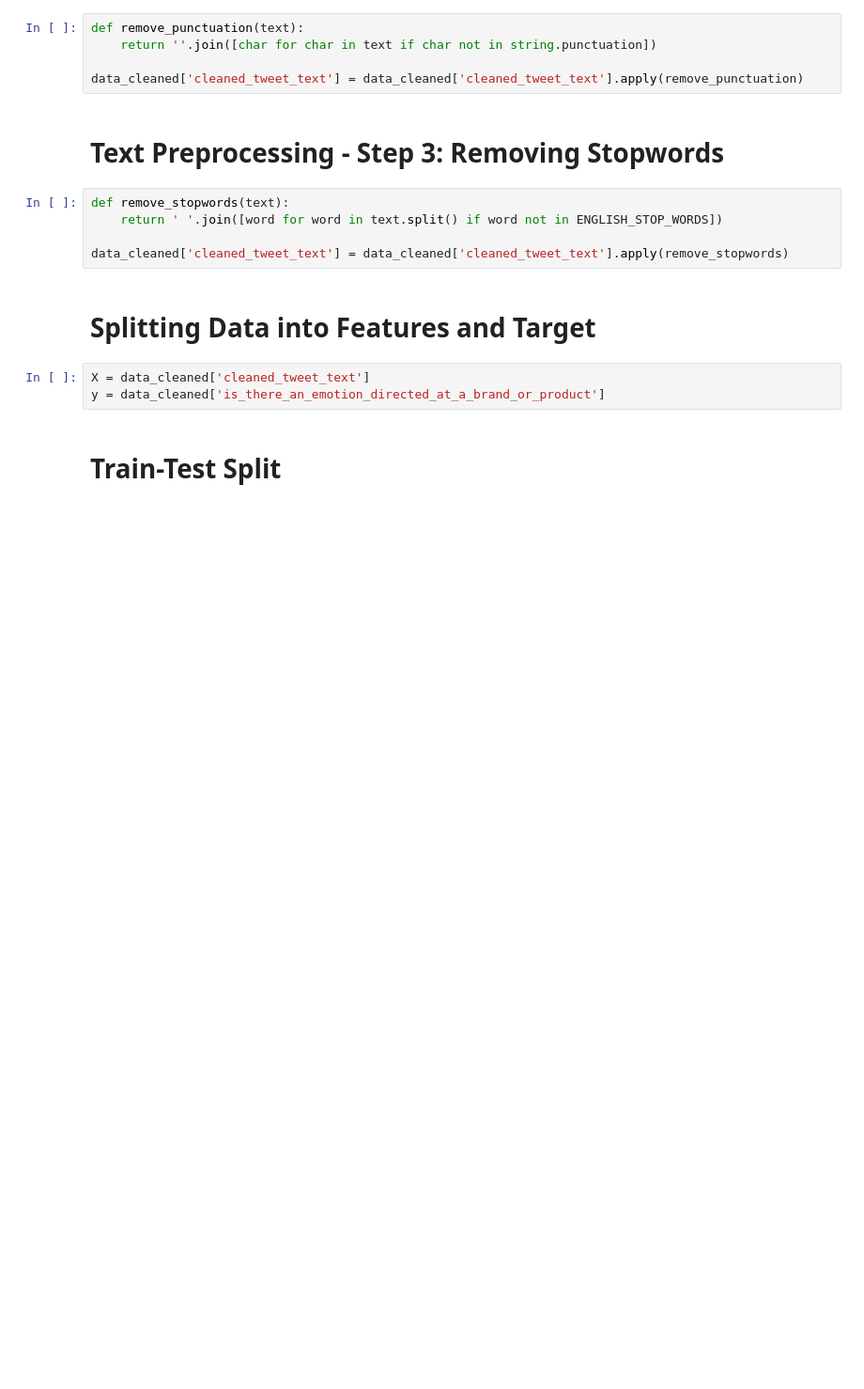
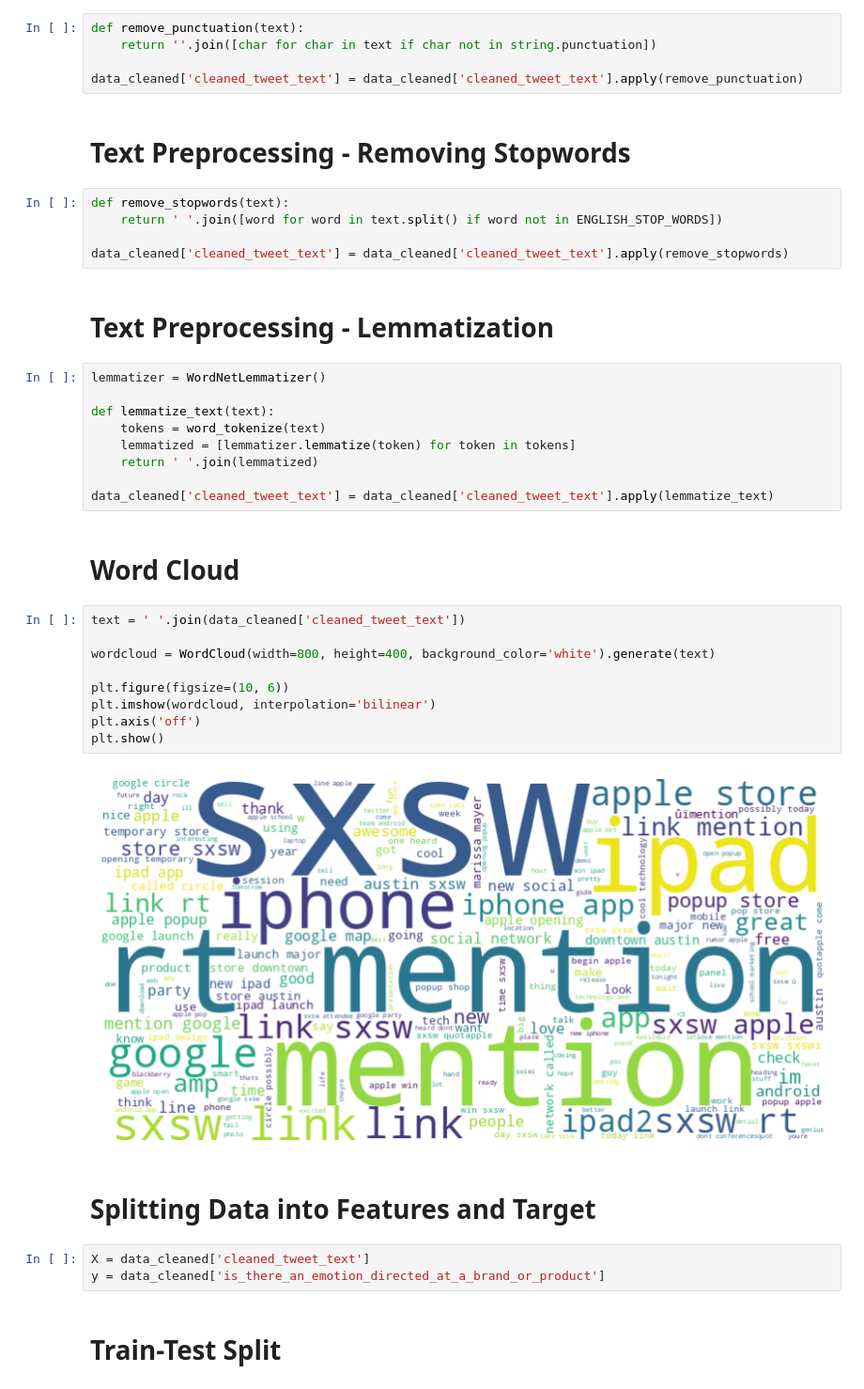
Before and after one commit to afifnet70/afifnet70, a Jupyter notebook: project-mid-nlp.ipynb, the cells around one changed output. Shown at 94% size. Saved outputs shown, nothing was run; the diff lists cells and outputs as text; blank space fills up the shorter version.

```diff
--- a/project-mid-nlp.ipynb
+++ b/project-mid-nlp.ipynb
@@ -54,12 +69,36 @@ def remove_punctuation(text):
 
 data_cleaned['cleaned_tweet_text'] = data_cleaned['cleaned_tweet_text'].apply(remove_punctuation)
 # %% [markdown]
-# Text Preprocessing - Step 3: Removing Stopwords
+#  Text Preprocessing - Removing Stopwords
 # %%
 def remove_stopwords(text):
     return ' '.join([word for word in text.split() if word not in ENGLISH_STOP_WORDS])
 
 data_cleaned['cleaned_tweet_text'] = data_cleaned['cleaned_tweet_text'].apply(remove_stopwords)
+# %% [markdown]
+# Text Preprocessing - Lemmatization
+# %%
+lemmatizer = WordNetLemmatizer()
+
+def lemmatize_text(text):
+    tokens = word_tokenize(text)
+    lemmatized = [lemmatizer.lemmatize(token) for token in tokens]
+    return ' '.join(lemmatized)
+
+data_cleaned['cleaned_tweet_text'] = data_cleaned['cleaned_tweet_text'].apply(lemmatize_text)
+# %% [markdown]
+# Word Cloud
+# %%
+text = ' '.join(data_cleaned['cleaned_tweet_text'])
+
+wordcloud = WordCloud(width=800, height=400, background_color='white').generate(text)
+
+plt.figure(figsize=(10, 6))
+plt.imshow(wordcloud, interpolation='bilinear')
+plt.axis('off')
+plt.show()
+# %% [output]
+[figure, added]
 # %% [markdown]
 # Splitting Data into Features and Target
 # %%
```
Also changed, not shown: parts of 7 cells of this notebook.
